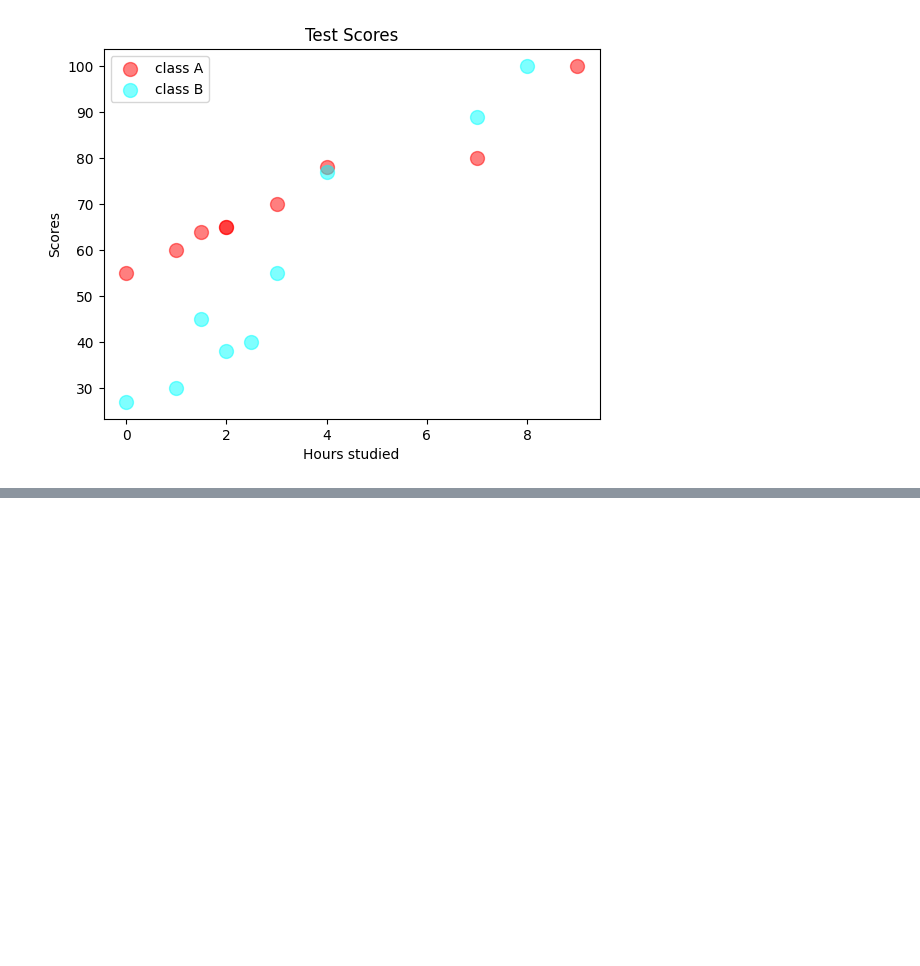
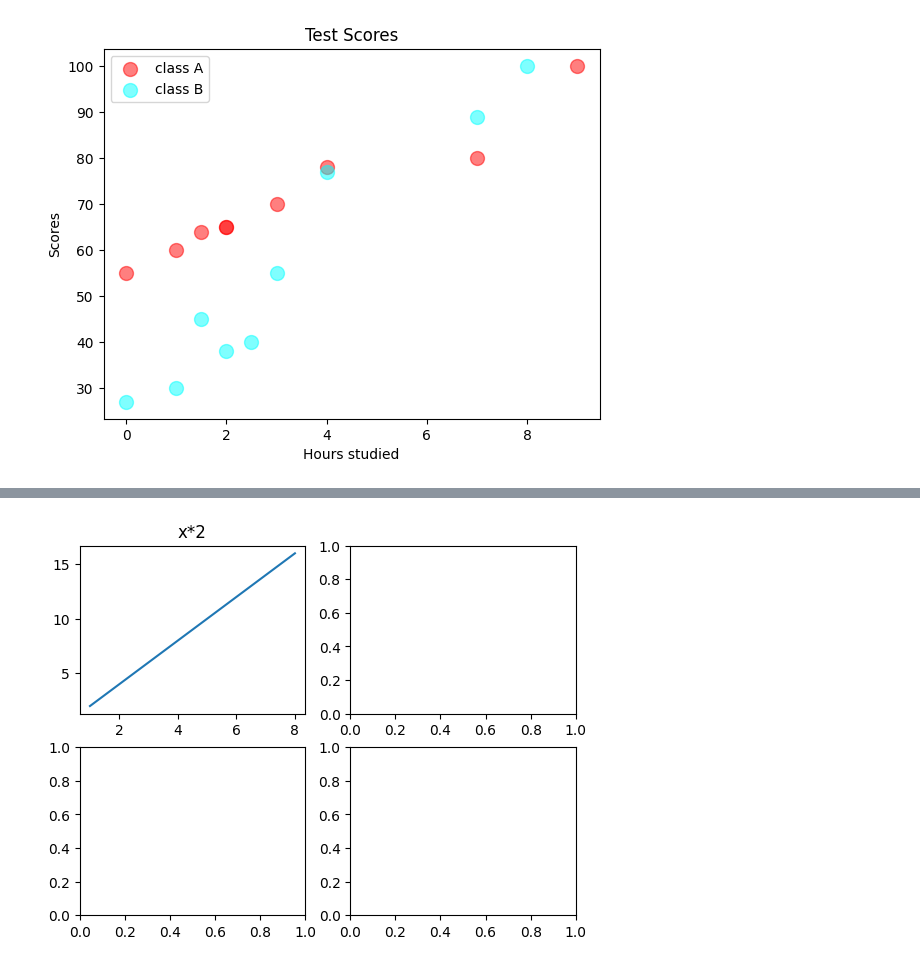
Before and after one commit to BhuVanesh5512/Practice, a Jupyter notebook: matplot.ipynb, the cells around one changed output, grey strips where cells are left out. Cells and saved outputs as stored; diff of their text form; code cells hidden in the pictures; blank space fills up the shorter version.

```diff
--- a/matplot.ipynb
+++ b/matplot.ipynb
@@ -231,0 +241,9 @@ plt.show()
+# %%
+#using axes to customize and plot
+x = np.array([1,2,3,4,5,7,8])
+figure , axes = plt.subplots(2,2)
+axes[0,0].plot(x,x*2)
+axes[0,0].set_title("x*2")
+plt.show()
+# %% [output]
+[figure, added]
```
Also changed, not shown: parts of 11 cells of this notebook, 1 other file.
